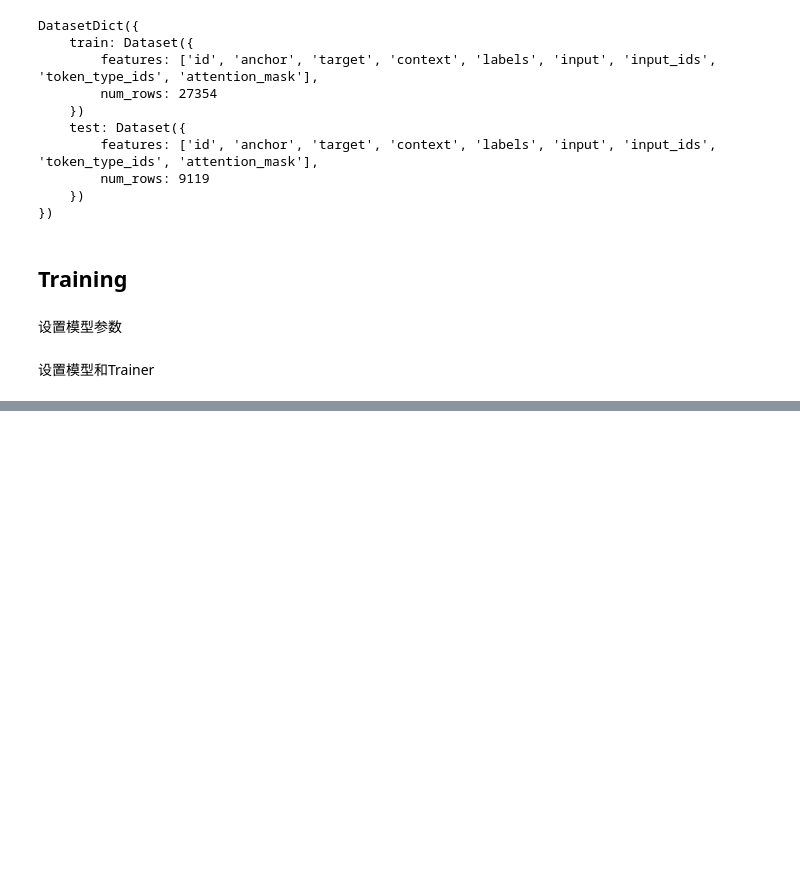
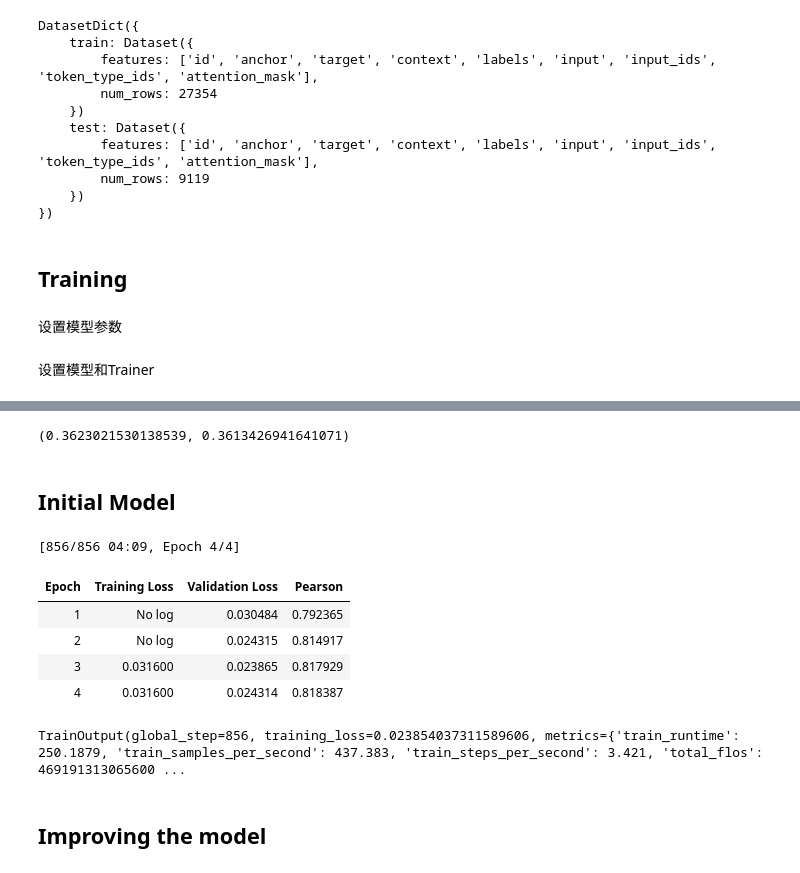
Before and after one commit to zhukuixi/Fastai, a Jupyter notebook: fastai_lesson4_Transformer.ipynb, the cells around one changed output, grey strips where cells are left out. Drawn from its saved outputs; the diff is of its cells as text; code cells hidden in the pictures; blank space fills up the shorter version.

```diff
--- a/fastai_lesson4_Transformer.ipynb
+++ b/fastai_lesson4_Transformer.ipynb
@@ -286,0 +510,35 @@ submission.to_csv('submission.csv', index=False)
+# %%
+dds = DatasetDict({"train":tok_ds.select(trn_idxs),
+             "test": tok_ds.select(val_idxs)})
+# %%
+df.iloc[trn_idxs].score.mean(),df.iloc[val_idxs].score.mean()
+# %% [output]
+(0.3623021530138539, 0.3613426941641071)
+# %% [markdown]
+## Initial Model
+# %%
+def corr(eval_pred): return {'pearson': np.corrcoef(*eval_pred)[0][1]}
+lr,bs = 8e-5,128
+wd,epochs = 0.01,4
+# %%
+def get_trainer(dds):
+    args = TrainingArguments('outputs', learning_rate=lr, warmup_ratio=0.1, lr_scheduler_type='cosine', fp16=True,
+        evaluation_strategy="epoch", per_device_train_batch_size=bs, per_device_eval_batch_size=bs*2,
+        num_train_epochs=epochs, weight_decay=wd, report_to='none')
+    model = AutoModelForSequenceClassification.from_pretrained(model_nm, num_labels=1)
+    return Trainer(model, args, train_dataset=dds['train'], eval_dataset=dds['test'],
+                   tokenizer=tokz, compute_metrics=corr)
+# %%
+trainer = get_trainer(dds)
+# %%
+trainer.train()
+# %% [output]
+[856/856 04:09, Epoch 4/4]
+| Epoch | Training Loss | Validation Loss | Pearson |
+| 1 | No log | 0.030484 | 0.792365 |
+| 2 | No log | 0.024315 | 0.814917 |
+| 3 | 0.031600 | 0.023865 | 0.817929 |
+| 4 | 0.031600 | 0.024314 | 0.818387 |
+TrainOutput(global_step=856, training_loss=0.023854037311589606, metrics={'train_runtime': 250.1879, 'train_samples_per_second': 437.383, 'train_steps_per_second': 3.421, 'total_flos': 469191313065600 ...
+# %% [markdown]
+## Improving the model
```
Also changed, not shown: parts of 71 cells of this notebook.
